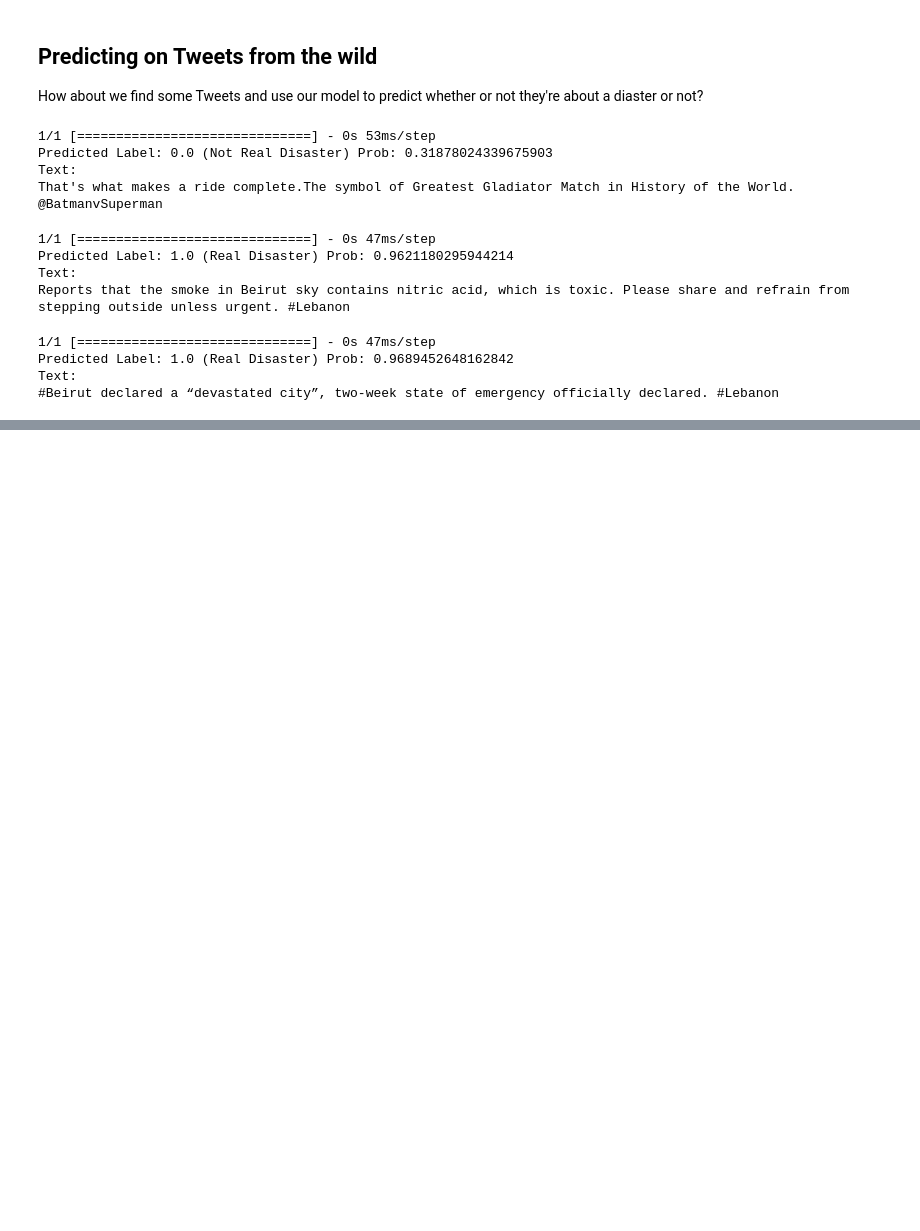
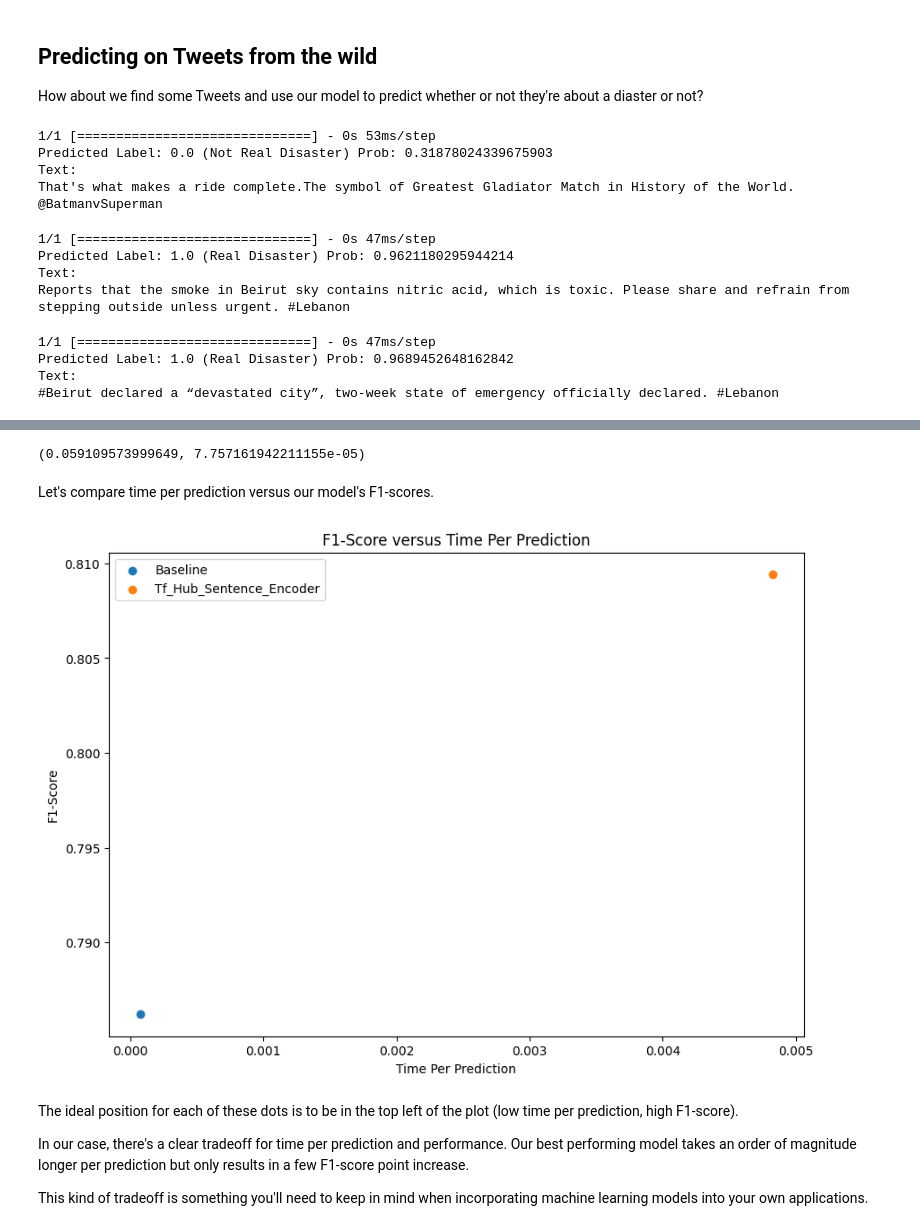
Before and after one commit to Shailya777/Learning-Logs, a Jupyter notebook: NLP/03 - Neural Networks/01_Natural_Language_Processing_with_Neural_Networks_Using_Tensorflow.ipynb, the cells around one changed output, grey strips where cells are left out. Cells and saved outputs as stored; diff of their text form; code cells hidden in the pictures; blank space fills up the shorter version.

Commit message:
The Speed-Score Tradeoff

```diff
--- a/NLP/03 - Neural Networks/01_Natural_Language_Processing_with_Neural_Networks_Using_Tensorflow.ipynb
+++ b/NLP/03 - Neural Networks/01_Natural_Language_Processing_with_Neural_Networks_Using_Tensorflow.ipynb
@@ -2065,0 +2086,29 @@ Text:
+# %%
+# Calculate the time of predictions
+import time
+def pred_timer(model, samples):
+    """
+      Times how long a model takes to make predictions on samples.
+
+      Args:
+      ----
+      model = a trained model
+      sample = a list of samples
+
+      Returns:
+      ----
+      total_time = total elapsed time for model to make predictions on samples
+      time_per_pred = time in seconds per single sample
+    """
+
+    start_time = time.perf_counter() # Get Start Time
+    model.predict(samples) # Make Predictions
+    end_time = time.perf_counter() # Get Finish Time
+    total_time = end_time - start_time # calculate how long predictions took to make
+    time_per_pred = total_time / len(samples) # find prediction time per sample
+
+    return total_time, time_per_pred
+# %%
+# Calculate TF Hub Sentence Encoder prediction times:
+model_6_total_pred_time, model_6_time_per_pred = pred_timer(model_6, val_sentences)
+model_6_total_pred_time, model_6_time_per_pred
@@ -2065,0 +2118,26 @@ Text:
+# %%
+# Calculate Baseline Model's (Naive Bayes) prediction times
+baseline_total_pred_time, baseline_time_per_pred = pred_timer(model_0, val_sentences)
+baseline_total_pred_time, baseline_time_per_pred
+# %% [output]
+(0.059109573999649, 7.757161942211155e-05)
+# %% [markdown]
+Let's compare time per prediction versus our model's F1-scores.
+# %%
+import matplotlib.pyplot as plt
+
+plt.figure(figsize=(10, 7))
+plt.scatter(baseline_time_per_pred, baseline_results['F1-Score'], label='Baseline')
+plt.scatter(model_6_time_per_pred, model_6_results['F1-Score'], label='Tf_Hub_Sentence_Encoder')
+plt.legend()
+plt.title('F1-Score versus Time Per Prediction')
+plt.xlabel('Time Per Prediction')
+plt.ylabel('F1-Score');
+# %% [output]
+[figure, added]
+# %% [markdown]
+The ideal position for each of these dots is to be in the top left of the plot (low time per prediction, high F1-score).
+
+In our case, there's a clear tradeoff for time per prediction and performance. Our best performing model takes an order of magnitude longer per prediction but only results in a few F1-score point increase.
+
+This kind of tradeoff is something you'll need to keep in mind when incorporating machine learning models into your own applications.
```
Also changed, not shown: parts of 2 cells of this notebook.
